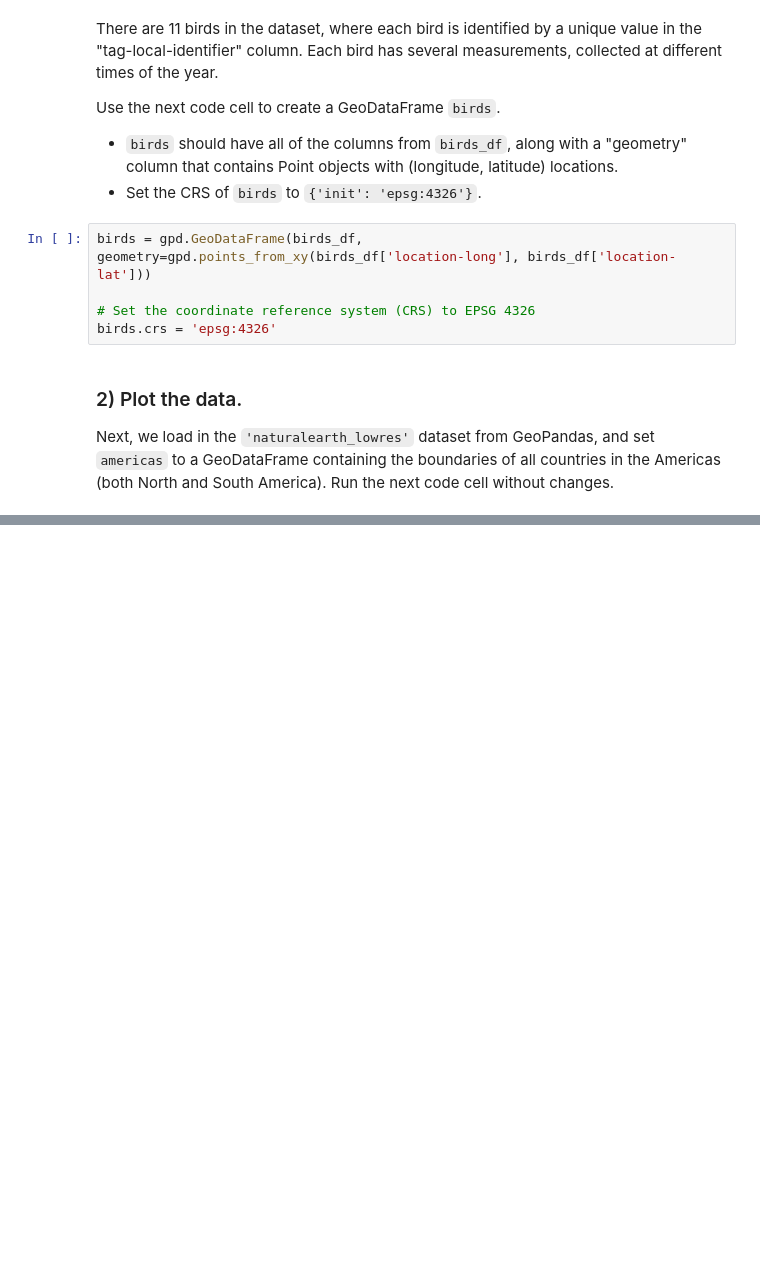
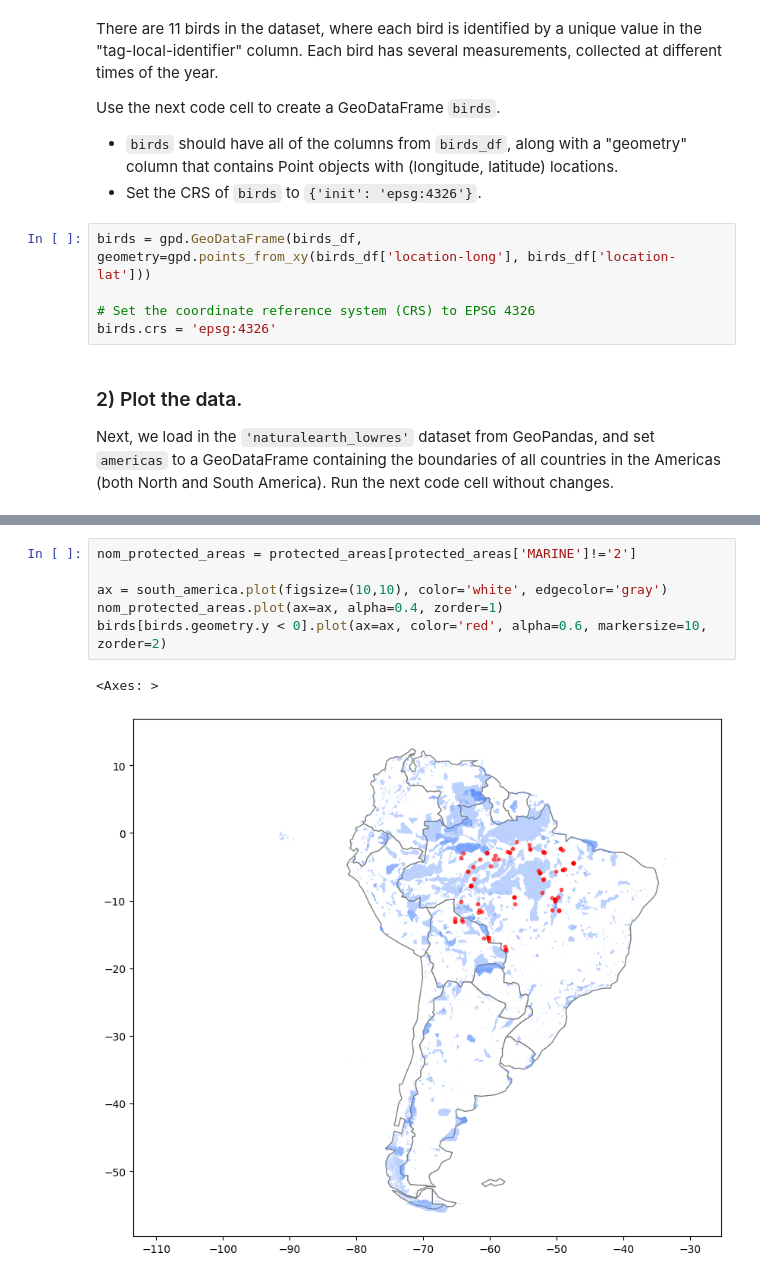
Before and after one commit to bcjspiros/edu-kaggle-GeospatialAnalysis, a Jupyter notebook: notebooks/Python/CoordinateReferenceSystems.ipynb, the cells around one changed output, grey strips where cells are left out. Saved outputs shown, nothing was run; the diff lists cells and outputs as text; blank space fills up the shorter version.

```diff
--- a/notebooks/Python/CoordinateReferenceSystems.ipynb
+++ b/notebooks/Python/CoordinateReferenceSystems.ipynb
@@ -210,0 +314,9 @@ EPSG:3857
+# %%
+nom_protected_areas = protected_areas[protected_areas['MARINE']!='2']
+
+ax = south_america.plot(figsize=(10,10), color='white', edgecolor='gray')
+nom_protected_areas.plot(ax=ax, alpha=0.4, zorder=1)
+birds[birds.geometry.y < 0].plot(ax=ax, color='red', alpha=0.6, markersize=10, zorder=2)
+# %% [output]
+<Axes: >
+[figure, added]
```
Also changed, not shown: parts of 26 cells of this notebook, 8 other files.
